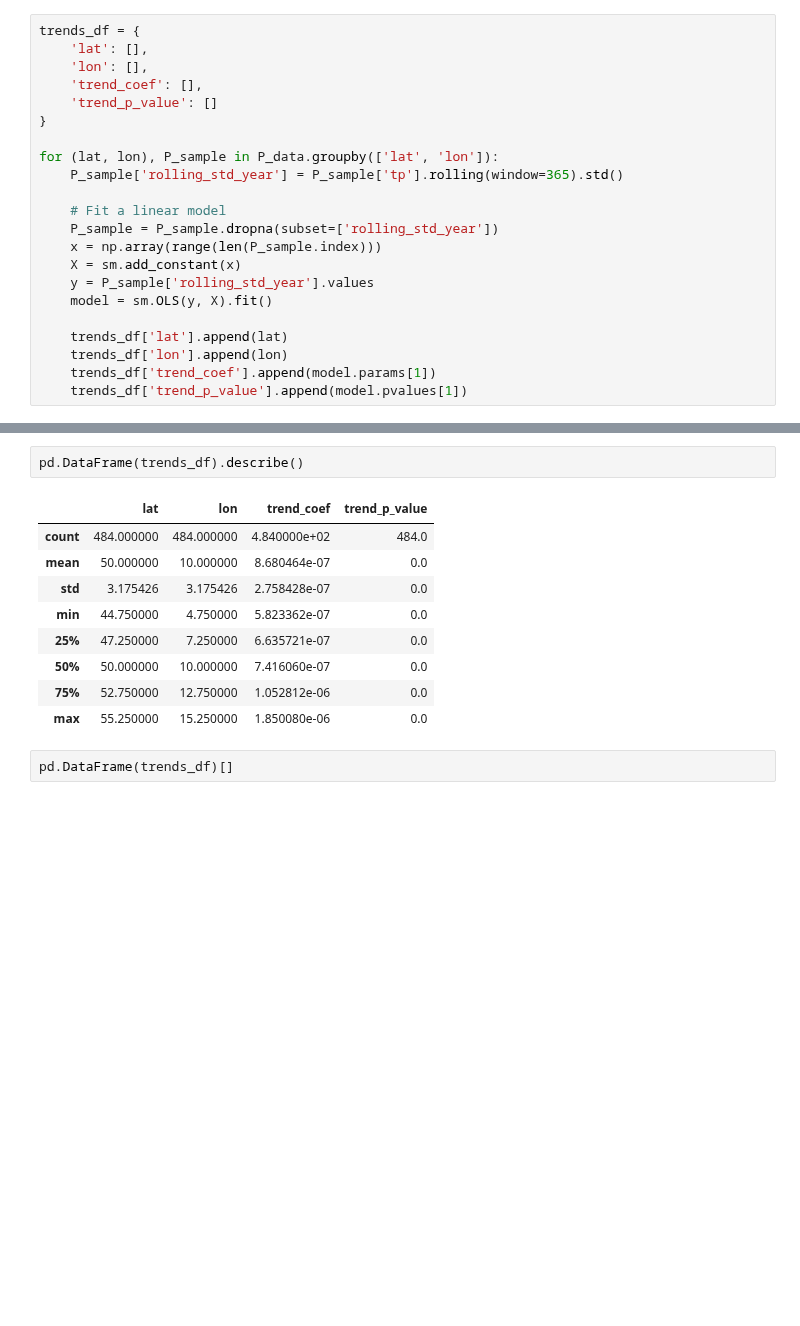
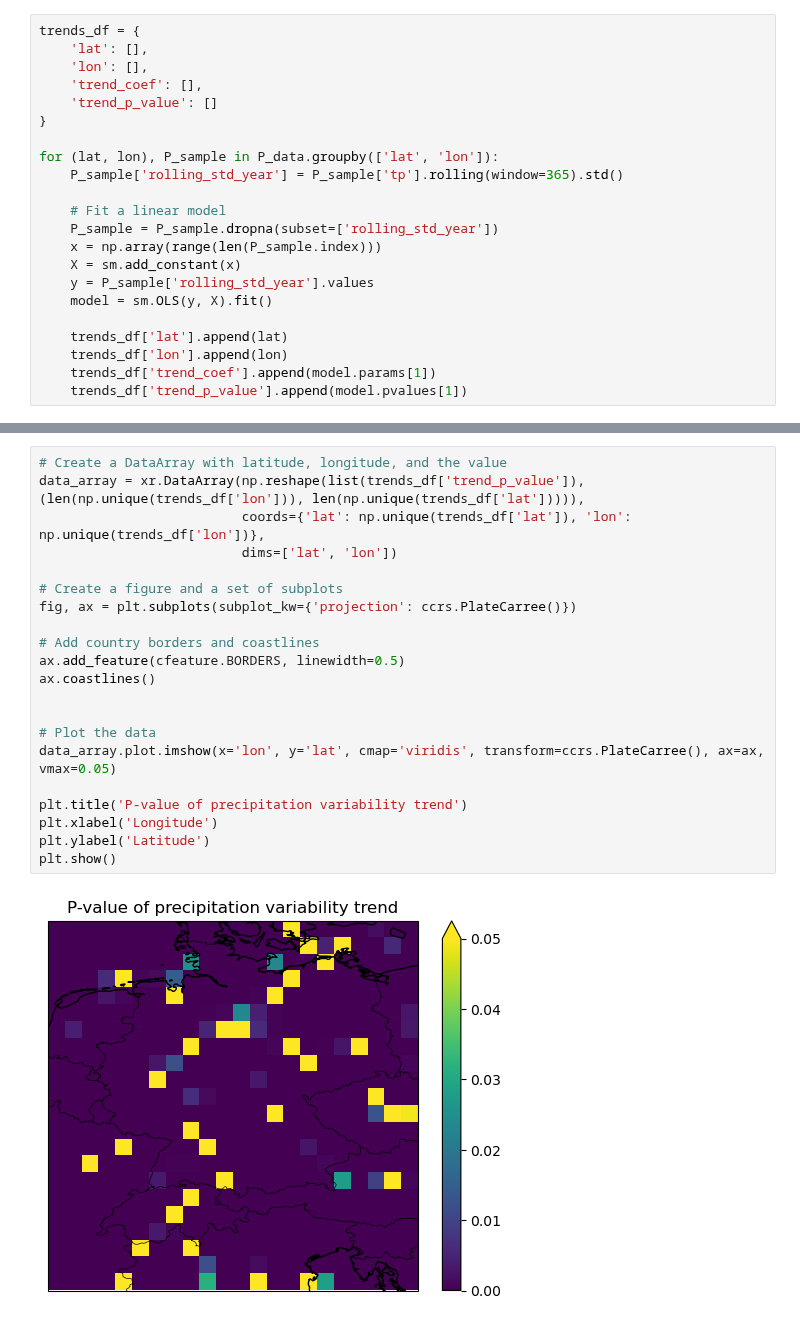
Before and after one commit to JohannaTrost/MSC24-WBM, a Jupyter notebook: analyse_existing_trends.ipynb, the cells around one changed output, grey strips where cells are left out. Saved outputs shown, nothing was run; the diff lists cells and outputs as text; blank space fills up the shorter version.

```diff
--- a/analyse_existing_trends.ipynb
+++ b/analyse_existing_trends.ipynb
@@ -184,14 +131,23 @@ plt.show()
-# %%
-pd.DataFrame(trends_df).describe()
-# %% [output]
-|  | lat | lon | trend_coef | trend_p_value |
-| count | 484.000000 | 484.000000 | 4.840000e+02 | 484.0 |
-| mean | 50.000000 | 10.000000 | 8.680464e-07 | 0.0 |
-| std | 3.175426 | 3.175426 | 2.758428e-07 | 0.0 |
-| min | 44.750000 | 4.750000 | 5.823362e-07 | 0.0 |
-| 25% | 47.250000 | 7.250000 | 6.635721e-07 | 0.0 |
-| 50% | 50.000000 | 10.000000 | 7.416060e-07 | 0.0 |
-| 75% | 52.750000 | 12.750000 | 1.052812e-06 | 0.0 |
-| max | 55.250000 | 15.250000 | 1.850080e-06 | 0.0 |
-# %%
-pd.DataFrame(trends_df)[]
+# %%
+# Create a DataArray with latitude, longitude, and the value
+data_array = xr.DataArray(np.reshape(list(trends_df['trend_p_value']),(len(np.unique(trends_df['lon'])), len(np.unique(trends_df['lat'])))),
+                          coords={'lat': np.unique(trends_df['lat']), 'lon': np.unique(trends_df['lon'])},
+                          dims=['lat', 'lon'])
+
+# Create a figure and a set of subplots
+fig, ax = plt.subplots(subplot_kw={'projection': ccrs.PlateCarree()})
+
+# Add country borders and coastlines
+ax.add_feature(cfeature.BORDERS, linewidth=0.5)
+ax.coastlines()
+
+
+# Plot the data
+data_array.plot.imshow(x='lon', y='lat', cmap='viridis', transform=ccrs.PlateCarree(), ax=ax, vmax=0.05)
+
+plt.title('P-value of precipitation variability trend')
+plt.xlabel('Longitude')
+plt.ylabel('Latitude')
+plt.show()
+# %% [output]
+[figure, added]
```
Also changed, not shown: parts of 8 cells of this notebook.
